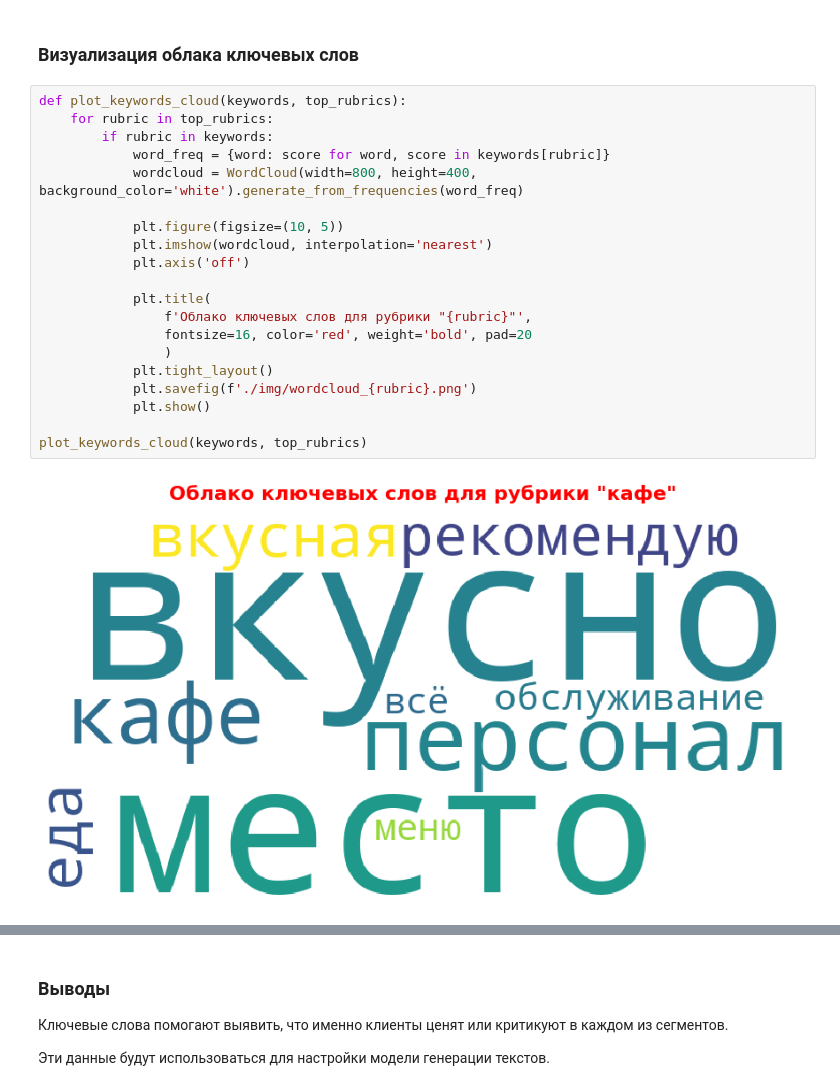
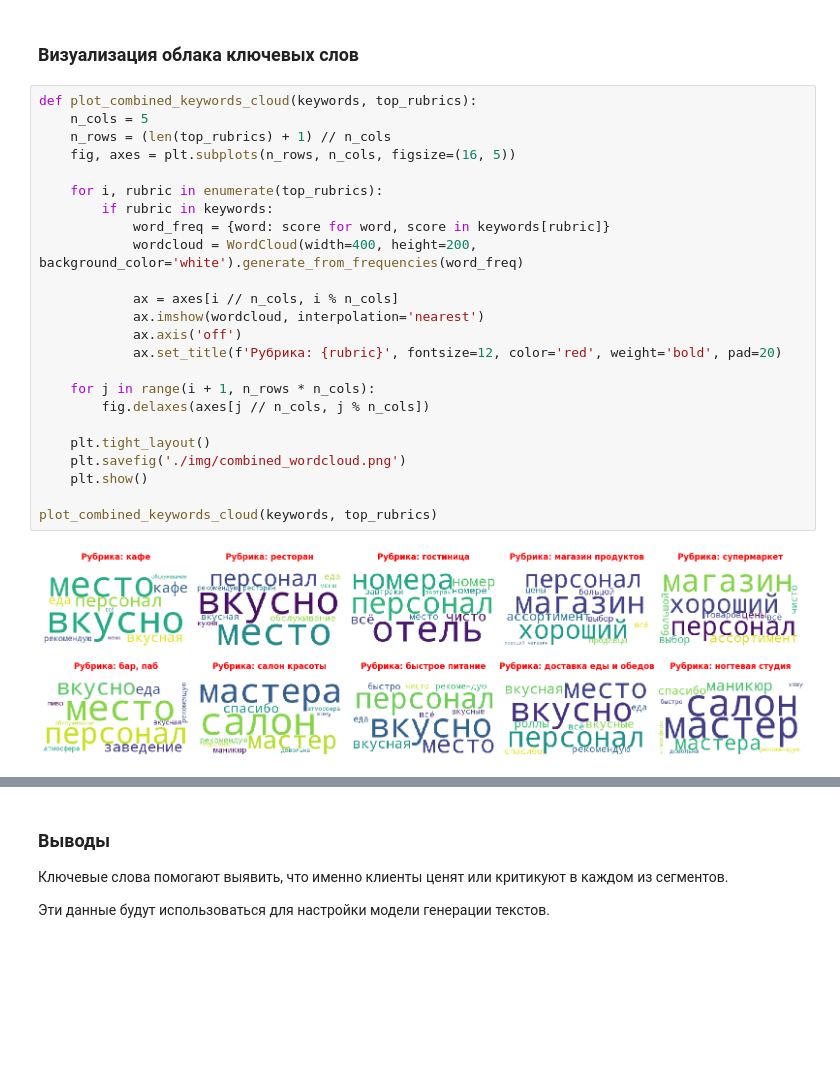
Before and after one commit to nocsland/urfu_review_generator, a Jupyter notebook: EDA/EDA.ipynb, the cells around one changed output, grey strips where cells are left out. Drawn from its saved outputs; the diff is of its cells as text; blank space fills up the shorter version.

Commit message:
improved keyword cloud display

```diff
--- a/EDA/EDA.ipynb
+++ b/EDA/EDA.ipynb
@@ -383,24 +384,28 @@ keywords = extract_keywords(reviews_df)
 # %% [markdown]
 ### Визуализация облака ключевых слов
 # %%
-def plot_keywords_cloud(keywords, top_rubrics):
-    for rubric in top_rubrics:
+def plot_combined_keywords_cloud(keywords, top_rubrics):
+    n_cols = 5
+    n_rows = (len(top_rubrics) + 1) // n_cols
+    fig, axes = plt.subplots(n_rows, n_cols, figsize=(16, 5))
+
+    for i, rubric in enumerate(top_rubrics):
         if rubric in keywords:
             word_freq = {word: score for word, score in keywords[rubric]}
-            wordcloud = WordCloud(width=800, height=400, background_color='white').generate_from_frequencies(word_freq)
+            wordcloud = WordCloud(width=400, height=200, background_color='white').generate_from_frequencies(word_freq)
 
-            plt.figure(figsize=(10, 5))
-            plt.imshow(wordcloud, interpolation='nearest')
-            plt.axis('off')
+            ax = axes[i // n_cols, i % n_cols]
+            ax.imshow(wordcloud, interpolation='nearest')
+            ax.axis('off')
+            ax.set_title(f'Рубрика: {rubric}', fontsize=12, color='red', weight='bold', pad=20)
 
-            plt.title(
-                f'Облако ключевых слов для рубрики "{rubric}"',
-                fontsize=16, color='red', weight='bold', pad=20
-                )
-            plt.tight_layout()
-            plt.savefig(f'./img/wordcloud_{rubric}.png')
-            plt.show()
+    for j in range(i + 1, n_rows * n_cols):
+        fig.delaxes(axes[j // n_cols, j % n_cols])
 
-plot_keywords_cloud(keywords, top_rubrics)
+    plt.tight_layout()
+    plt.savefig('./img/combined_wordcloud.png')
+    plt.show()
+
+plot_combined_keywords_cloud(keywords, top_rubrics)
 # %% [output]
-[figure, old version]
+[figure, new version]
```
Also changed, not shown: parts of 2 cells of this notebook, 2 other files.
